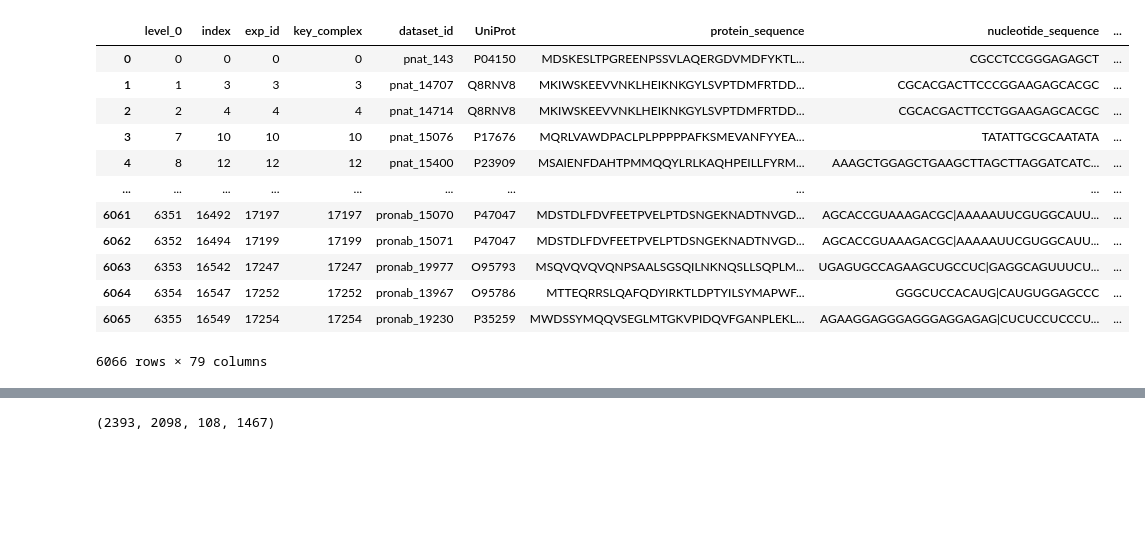
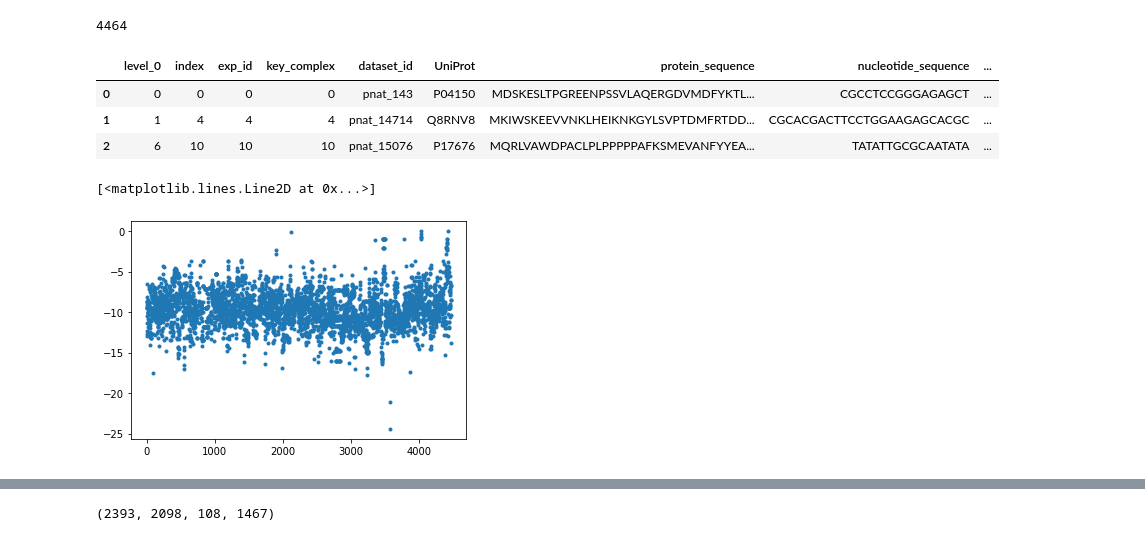
Before and after one commit to leepaul009/pri_model, a Jupyter notebook: notebook/varify_dataset_split.ipynb, the cells around one changed output, grey strips where cells are left out. Drawn from its saved outputs; the diff is of its cells as text; code cells hidden in the pictures; blank space fills up the shorter version.

```diff
--- a/notebook/varify_dataset_split.ipynb
+++ b/notebook/varify_dataset_split.ipynb
@@ -1,31 +1,33 @@
 # %%
 import numpy as np
 import pandas as pd
 import os
 import matplotlib.pyplot as plt
 import numpy as np
 from tqdm import tqdm
 
 np.set_printoptions(suppress=True)
 pd.set_option('display.max_columns', 100)
 
-data_dir = '../dataset/_datasets/cluster_res/out_v01/'
+# data_dir = '../dataset/_datasets/cluster_res/out_v01/'
+
+data_dir = '../dataset/_datasets/cluster_res/out_dna_only_v01/'
 data_file = 'train.csv'
 data_file = os.path.join(data_dir, data_file)
 
 madf = pd.read_csv(data_file, sep='\t', low_memory=False)
-madf
+print(len(madf))
+madf.head(3)
 # %% [output]
+4464
 |  | level_0 | index | exp_id | key_complex | dataset_id | UniProt | protein_sequence | nucleotide_sequence | ... |
 | 0 | 0 | 0 | 0 | 0 | pnat_143 | P04150 | MDSKESLTPGREENPSSVLAQERGDVMDFYKTL... | CGCCTCCGGGAGAGCT | ... |
-| 1 | 1 | 3 | 3 | 3 | pnat_14707 | Q8RNV8 | MKIWSKEEVVNKLHEIKNKGYLSVPTDMFRTDD... | CGCACGACTTCCCGGAAGAGCACGC | ... |
-| 2 | 2 | 4 | 4 | 4 | pnat_14714 | Q8RNV8 | MKIWSKEEVVNKLHEIKNKGYLSVPTDMFRTDD... | CGCACGACTTCCTGGAAGAGCACGC | ... |
-| 3 | 7 | 10 | 10 | 10 | pnat_15076 | P17676 | MQRLVAWDPACLPLPPPPPAFKSMEVANFYYEA... | TATATTGCGCAATATA | ... |
-| 4 | 8 | 12 | 12 | 12 | pnat_15400 | P23909 | MSAIENFDAHTPMMQQYLRLKAQHPEILLFYRM... | AAAGCTGGAGCTGAAGCTTAGCTTAGGATCATC... | ... |
-| ... | ... | ... | ... | ... | ... | ... | ... | ... | ... |
-| 6061 | 6351 | 16492 | 17197 | 17197 | pronab_15070 | P47047 | MDSTDLFDVFEETPVELPTDSNGEKNADTNVGD... | AGCACCGUAAAGACGC|AAAAAUUCGUGGCAUU... | ... |
-| 6062 | 6352 | 16494 | 17199 | 17199 | pronab_15071 | P47047 | MDSTDLFDVFEETPVELPTDSNGEKNADTNVGD... | AGCACCGUAAAGACGC|AAAAAUUCGUGGCAUU... | ... |
-| 6063 | 6353 | 16542 | 17247 | 17247 | pronab_19977 | O95793 | MSQVQVQVQNPSAALSGSQILNKNQSLLSQPLM... | UGAGUGCCAGAAGCUGCCUC|GAGGCAGUUUCU... | ... |
-| 6064 | 6354 | 16547 | 17252 | 17252 | pronab_13967 | O95786 | MTTEQRRSLQAFQDYIRKTLDPTYILSYMAPWF... | GGGCUCCACAUG|CAUGUGGAGCCC | ... |
-| 6065 | 6355 | 16549 | 17254 | 17254 | pronab_19230 | P35259 | MWDSSYMQQVSEGLMTGKVPIDQVFGANPLEKL... | AGAAGGAGGGAGGGAGGAGAG|CUCUCCUCCCU... | ... |
+| 1 | 1 | 4 | 4 | 4 | pnat_14714 | Q8RNV8 | MKIWSKEEVVNKLHEIKNKGYLSVPTDMFRTDD... | CGCACGACTTCCTGGAAGAGCACGC | ... |
+| 2 | 6 | 10 | 10 | 10 | pnat_15076 | P17676 | MQRLVAWDPACLPLPPPPPAFKSMEVANFYYEA... | TATATTGCGCAATATA | ... |
-6066 rows × 79 columns
+# %%
+labels = madf['dG'].values
+
+plt.plot(labels, '.')
+# %% [output]
+[<matplotlib.lines.Line2D at 0x...>]
+[figure, added]
```
Also changed, not shown: parts of 1 cell of this notebook, 23 other files.
